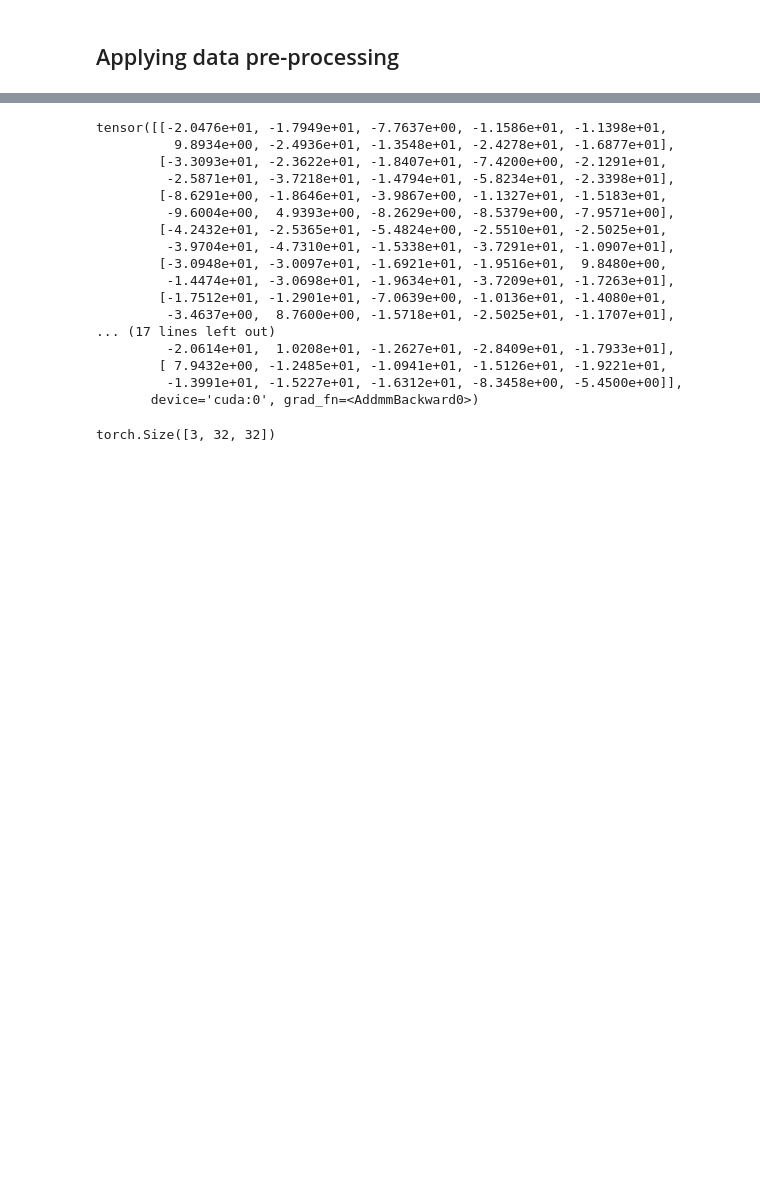
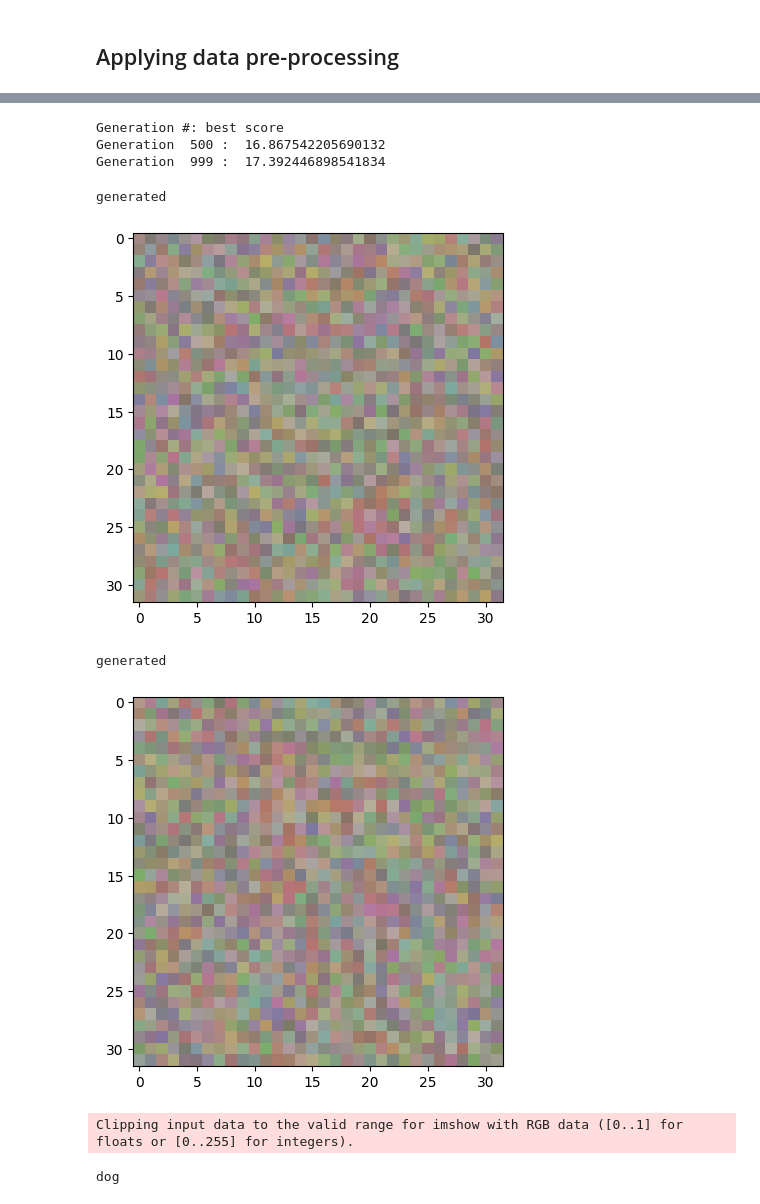
Before and after one commit to Rauyolo/Deep-Learning-course, a Jupyter notebook: Project/main.ipynb, the cells around one changed output, grey strips where cells are left out. Drawn from its saved outputs; the diff is of its cells as text; code cells hidden in the pictures; blank space fills up the shorter version.

Commit message:
Data pre-processing is implemented in the model

```diff
--- a/Project/main.ipynb
+++ b/Project/main.ipynb
@@ -909,28 +823,25 @@ MobileNetV2(
   )
 )
-# %%
-# Use the custom model to predict the label
-predicted_label = model_prepr(images.to(device))
-print(predicted_label)  # This will print the predicted label
-# %% [output]
-tensor([[-2.0476e+01, -1.7949e+01, -7.7637e+00, -1.1586e+01, -1.1398e+01,
-          9.8934e+00, -2.4936e+01, -1.3548e+01, -2.4278e+01, -1.6877e+01],
-        [-3.3093e+01, -2.3622e+01, -1.8407e+01, -7.4200e+00, -2.1291e+01,
-         -2.5871e+01, -3.7218e+01, -1.4794e+01, -5.8234e+01, -2.3398e+01],
-        [-8.6291e+00, -1.8646e+01, -3.9867e+00, -1.1327e+01, -1.5183e+01,
-         -9.6004e+00,  4.9393e+00, -8.2629e+00, -8.5379e+00, -7.9571e+00],
-        [-4.2432e+01, -2.5365e+01, -5.4824e+00, -2.5510e+01, -2.5025e+01,
-         -3.9704e+01, -4.7310e+01, -1.5338e+01, -3.7291e+01, -1.0907e+01],
-        [-3.0948e+01, -3.0097e+01, -1.6921e+01, -1.9516e+01,  9.8480e+00,
-         -1.4474e+01, -3.0698e+01, -1.9634e+01, -3.7209e+01, -1.7263e+01],
-        [-1.7512e+01, -1.2901e+01, -7.0639e+00, -1.0136e+01, -1.4080e+01,
-         -3.4637e+00,  8.7600e+00, -1.5718e+01, -2.5025e+01, -1.1707e+01],
-... (17 lines left out)
-         -2.0614e+01,  1.0208e+01, -1.2627e+01, -2.8409e+01, -1.7933e+01],
-        [ 7.9432e+00, -1.2485e+01, -1.0941e+01, -1.5126e+01, -1.9221e+01,
-         -1.3991e+01, -1.5227e+01, -1.6312e+01, -8.3458e+00, -5.4500e+00]],
-       device='cuda:0', grad_fn=<AddmmBackward0>)
-# %%
-images[0].shape
-# %% [output]
-torch.Size([3, 32, 32])
+# %%
+# Generate based on original model
+adv_target = classes_adv.index('frog')
+m = GeneticSolver(model_org, image_size=image_size, verbosity=True, verbose_step=100, warm_start=True, early_stopping=False)
+generated_frog, score = m.solve(fitness_class_probability_empty, n_generations=1000, verbose_step=500)
+# %% [output]
+Generation #: best score
+Generation  500 :  16.867542205690132
+Generation  999 :  17.392446898541834
+# %%
+print(classes_adv[model_preprocessing(torch.Tensor(generated_frog).unsqueeze(0))])
+show(generated_frog)
+print(classes_adv[model_preprocessing(noise_data[4][0].unsqueeze(0))])
+show(noise_data[4][0])
+print(classes_adv[model_preprocessing(images[0].unsqueeze(0))])
+show(images[0])
+# %% [output]
+generated
+[figure, added]
+generated
+[figure, added]
+Clipping input data to the valid range for imshow with RGB data ([0..1] for floats or [0..255] for integers).
+dog
```
Also changed, not shown: parts of 9 cells of this notebook.
